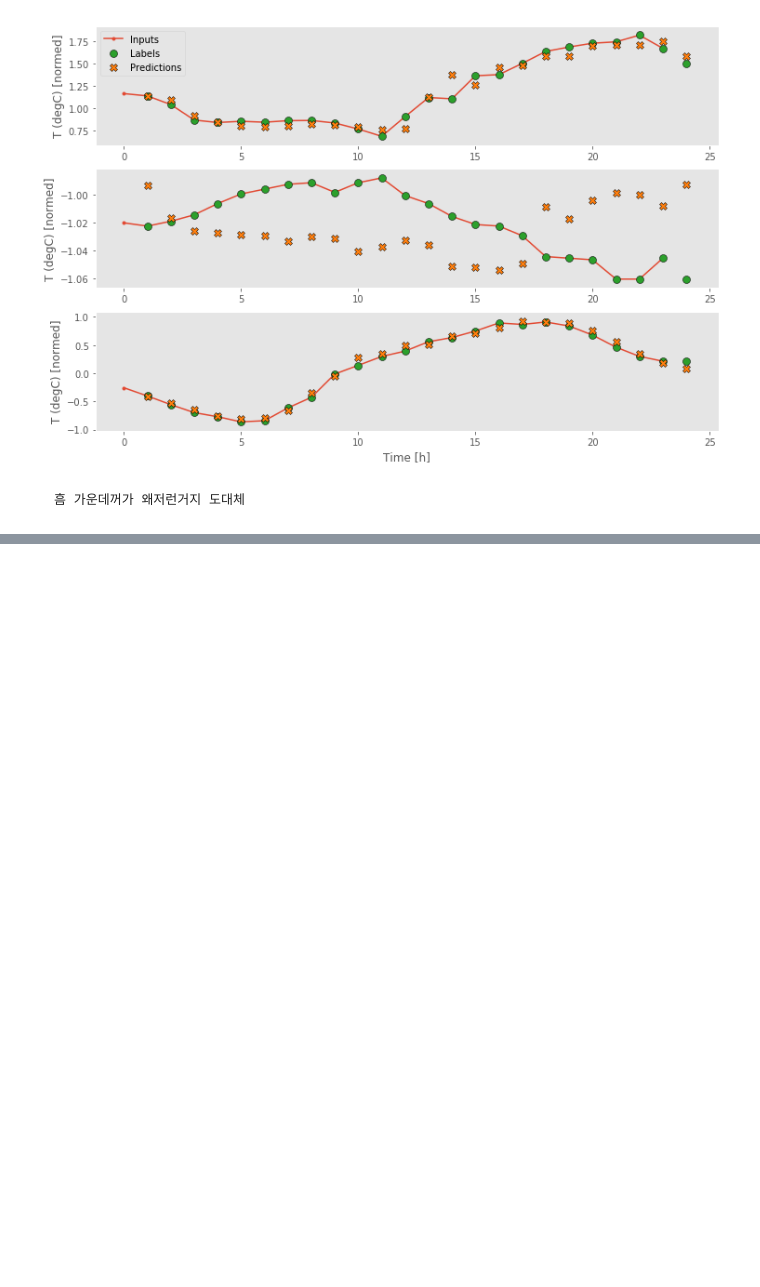
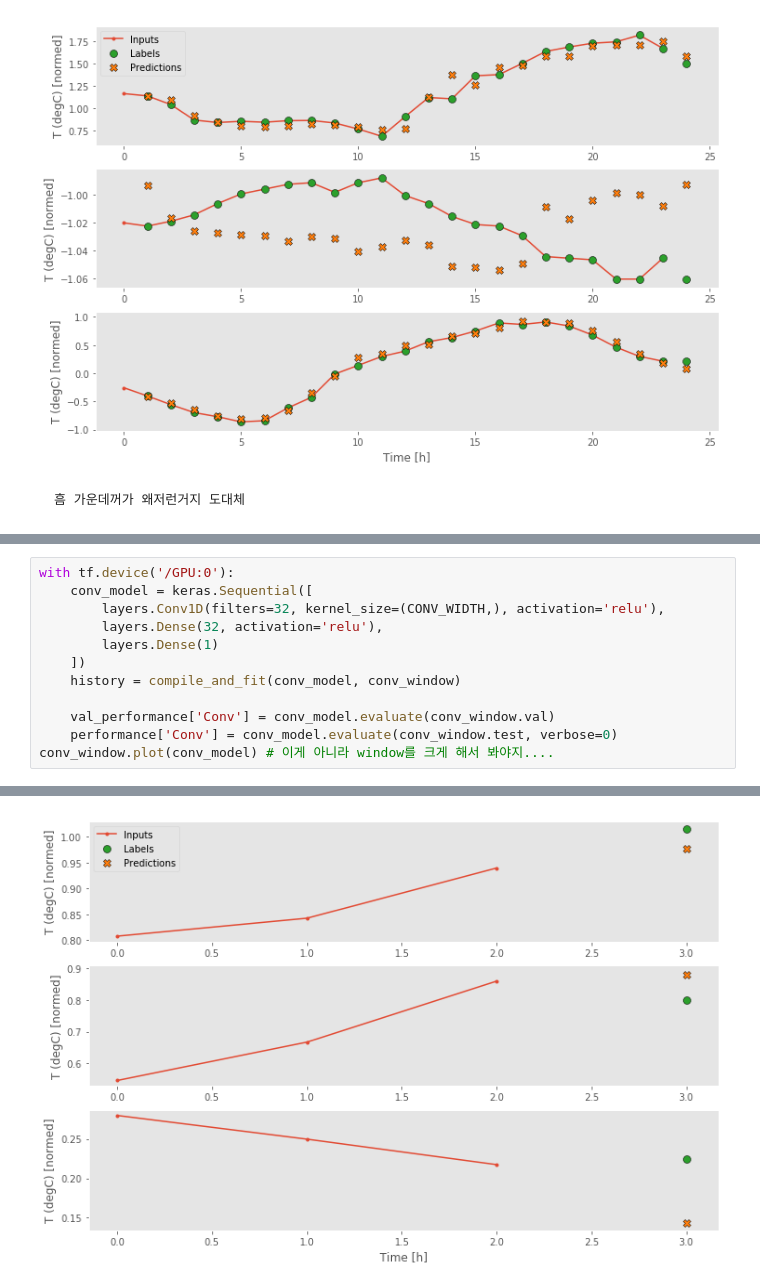
Before and after one commit to skdbsxir/DS-Studying, a Jupyter notebook: [NN Study]/003. Keras Examples - 3. Simple Time Series Prediction.ipynb, the cells around one changed output, grey strips where cells are left out. Cells and saved outputs as stored; diff of their text form; blank space fills up the shorter version.

```diff
--- a/[NN Study]/003. Keras Examples - 3. Simple Time Series Prediction.ipynb
+++ b/[NN Study]/003. Keras Examples - 3. Simple Time Series Prediction.ipynb
@@ -868,0 +896,13 @@ Epoch 7/20
+# %%
+with tf.device('/GPU:0'):
+    conv_model = keras.Sequential([
+        layers.Conv1D(filters=32, kernel_size=(CONV_WIDTH,), activation='relu'),
+        layers.Dense(32, activation='relu'),
+        layers.Dense(1)
+    ])
+    history = compile_and_fit(conv_model, conv_window)
+
+    val_performance['Conv'] = conv_model.evaluate(conv_window.val)
+    performance['Conv'] = conv_model.evaluate(conv_window.test, verbose=0)
+conv_window.plot(conv_model) # 이게 아니라 window를 크게 해서 봐야지....
+# %% [output]
@@ -868,0 +920 @@ Epoch 7/20
+[figure, added]
```
Also changed, not shown: parts of 16 cells of this notebook.
